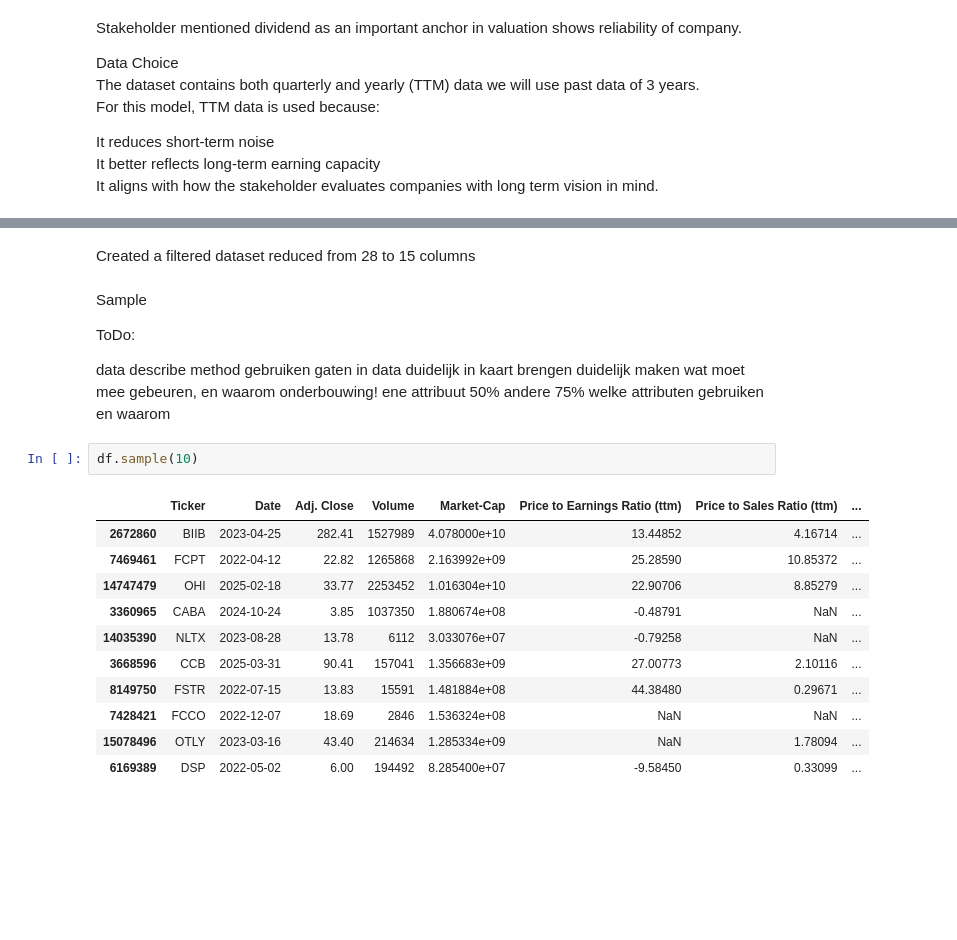
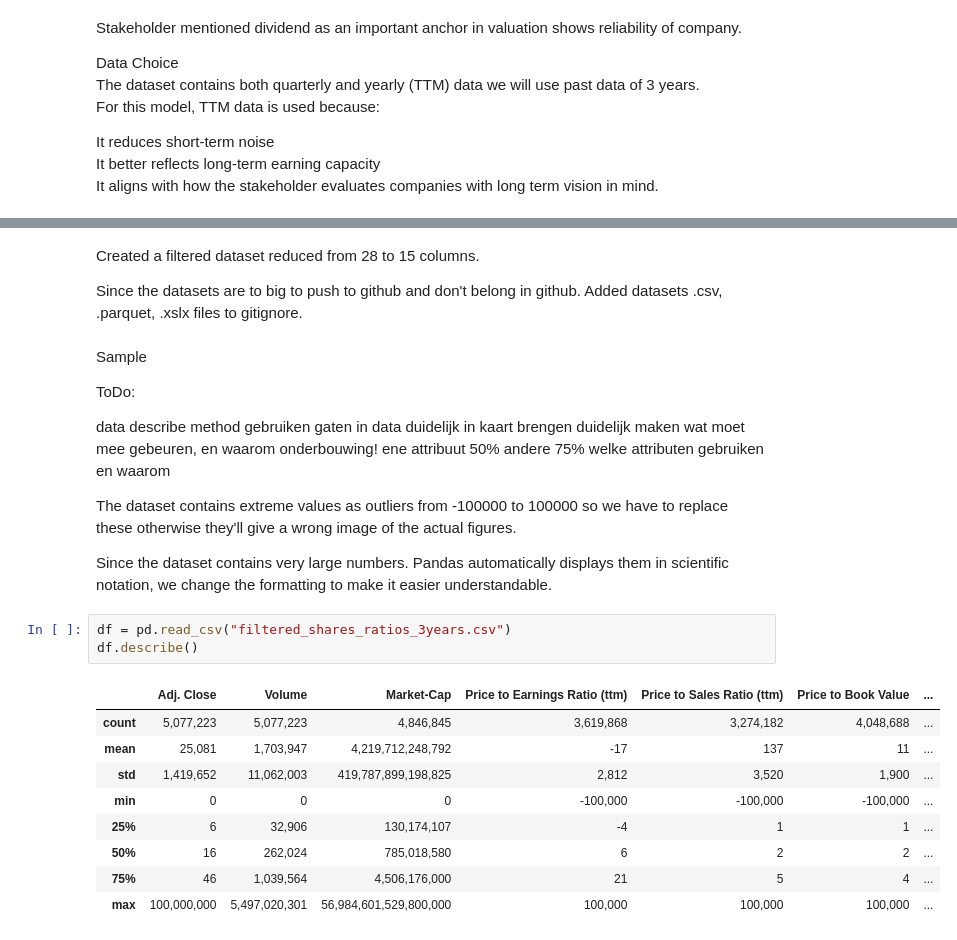
Before and after one commit to ayoub-lafhailat/Value-Investing, a Jupyter notebook: Value Investing Model.ipynb, the cells around one changed output, grey strips where cells are left out. Saved outputs shown, nothing was run; the diff lists cells and outputs as text; blank space fills up the shorter version.

Commit message:
First run cleaning dataset
First try still unfinished of trying to clean the filtered dataset, since it contains many missing values and outliers.

```diff
--- a/Value Investing Model.ipynb
+++ b/Value Investing Model.ipynb
@@ -113,5 +109,7 @@ created filtered dataset
 # %% [markdown]
-Created a filtered dataset reduced from 28 to 15 columns
+Created a filtered dataset reduced from 28 to 15 columns.
+
+Since the datasets are to big to push to github and don't belong in github. Added datasets .csv, .parquet, .xslx files to gitignore.
 # %% [markdown]
 Sample
 
@@ -122,17 +120,20 @@ gaten in data duidelijk in kaart brengen
 duidelijk maken wat moet mee gebeuren, en waarom onderbouwing!
 ene attribuut 50% andere 75%
 welke attributen gebruiken en waarom
+
+The dataset contains extreme values as outliers from -100000 to 100000 so we have to replace these otherwise they'll give a wrong image of the actual figures.
+
+Since the dataset contains very large numbers. Pandas automatically displays them in scientific notation, we change the formatting to make it easier understandable.
 # %%
-df.sample(10)
+df = pd.read_csv("filtered_shares_ratios_3years.csv")
+df.describe()
 # %% [output]
-|  | Ticker | Date | Adj. Close | Volume | Market-Cap | Price to Earnings Ratio (ttm) | Price to Sales Ratio (ttm) | ... |
-| 2672860 | BIIB | 2023-04-25 | 282.41 | 1527989 | 4.078000e+10 | 13.44852 | 4.16714 | ... |
-| 7469461 | FCPT | 2022-04-12 | 22.82 | 1265868 | 2.163992e+09 | 25.28590 | 10.85372 | ... |
-| 14747479 | OHI | 2025-02-18 | 33.77 | 2253452 | 1.016304e+10 | 22.90706 | 8.85279 | ... |
-| 3360965 | CABA | 2024-10-24 | 3.85 | 1037350 | 1.880674e+08 | -0.48791 | NaN | ... |
-| 14035390 | NLTX | 2023-08-28 | 13.78 | 6112 | 3.033076e+07 | -0.79258 | NaN | ... |
-| 3668596 | CCB | 2025-03-31 | 90.41 | 157041 | 1.356683e+09 | 27.00773 | 2.10116 | ... |
-| 8149750 | FSTR | 2022-07-15 | 13.83 | 15591 | 1.481884e+08 | 44.38480 | 0.29671 | ... |
-| 7428421 | FCCO | 2022-12-07 | 18.69 | 2846 | 1.536324e+08 | NaN | NaN | ... |
-| 15078496 | OTLY | 2023-03-16 | 43.40 | 214634 | 1.285334e+09 | NaN | 1.78094 | ... |
-| 6169389 | DSP | 2022-05-02 | 6.00 | 194492 | 8.285400e+07 | -9.58450 | 0.33099 | ... |
+|  | Adj. Close | Volume | Market-Cap | Price to Earnings Ratio (ttm) | Price to Sales Ratio (ttm) | Price to Book Value | ... |
+| count | 5,077,223 | 5,077,223 | 4,846,845 | 3,619,868 | 3,274,182 | 4,048,688 | ... |
+| mean | 25,081 | 1,703,947 | 4,219,712,248,792 | -17 | 137 | 11 | ... |
+| std | 1,419,652 | 11,062,003 | 419,787,899,198,825 | 2,812 | 3,520 | 1,900 | ... |
+| min | 0 | 0 | 0 | -100,000 | -100,000 | -100,000 | ... |
+| 25% | 6 | 32,906 | 130,174,107 | -4 | 1 | 1 | ... |
+| 50% | 16 | 262,024 | 785,018,580 | 6 | 2 | 2 | ... |
+| 75% | 46 | 1,039,564 | 4,506,176,000 | 21 | 5 | 4 | ... |
+| max | 100,000,000 | 5,497,020,301 | 56,984,601,529,800,000 | 100,000 | 100,000 | 100,000 | ... |
```
Also changed, not shown: parts of 13 cells of this notebook.
